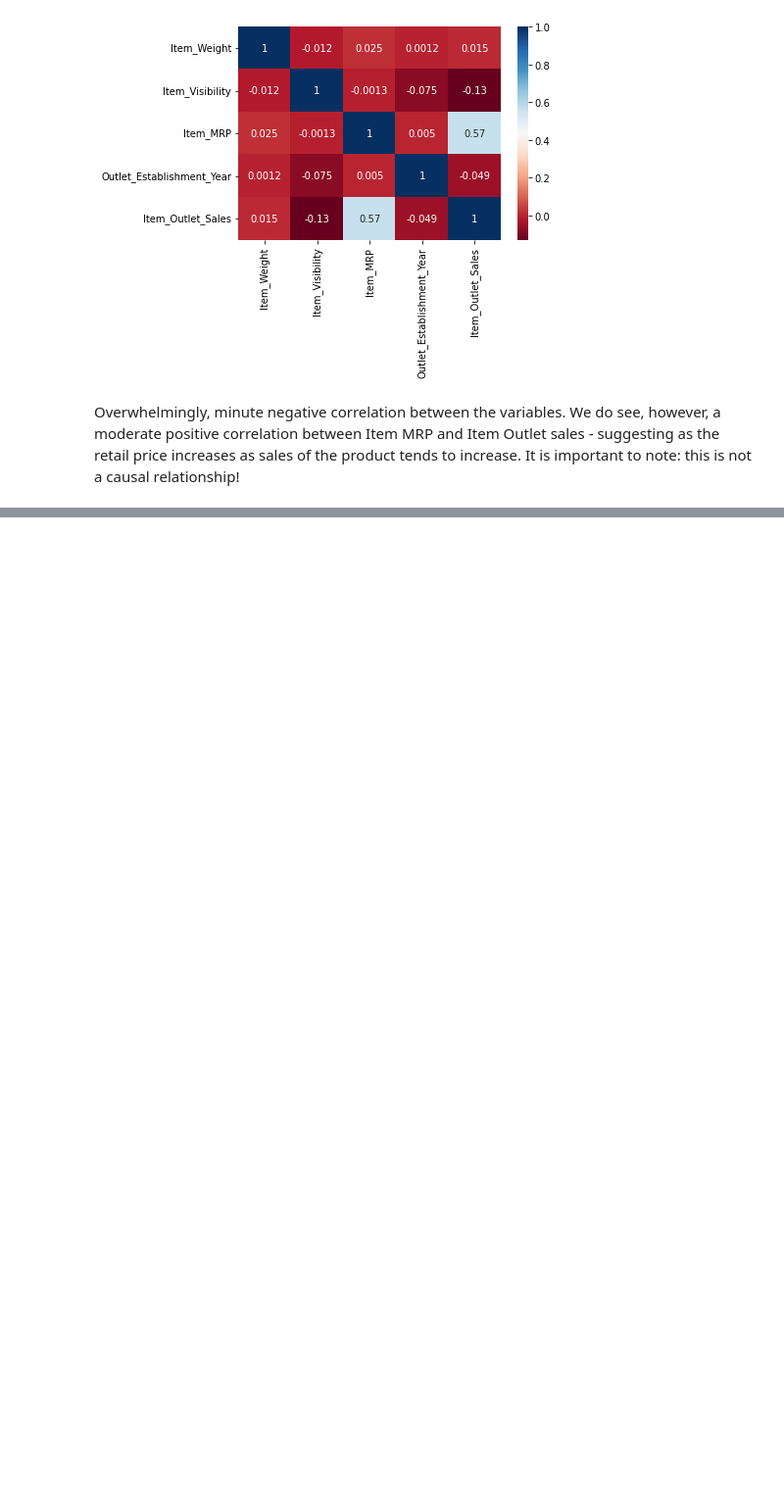
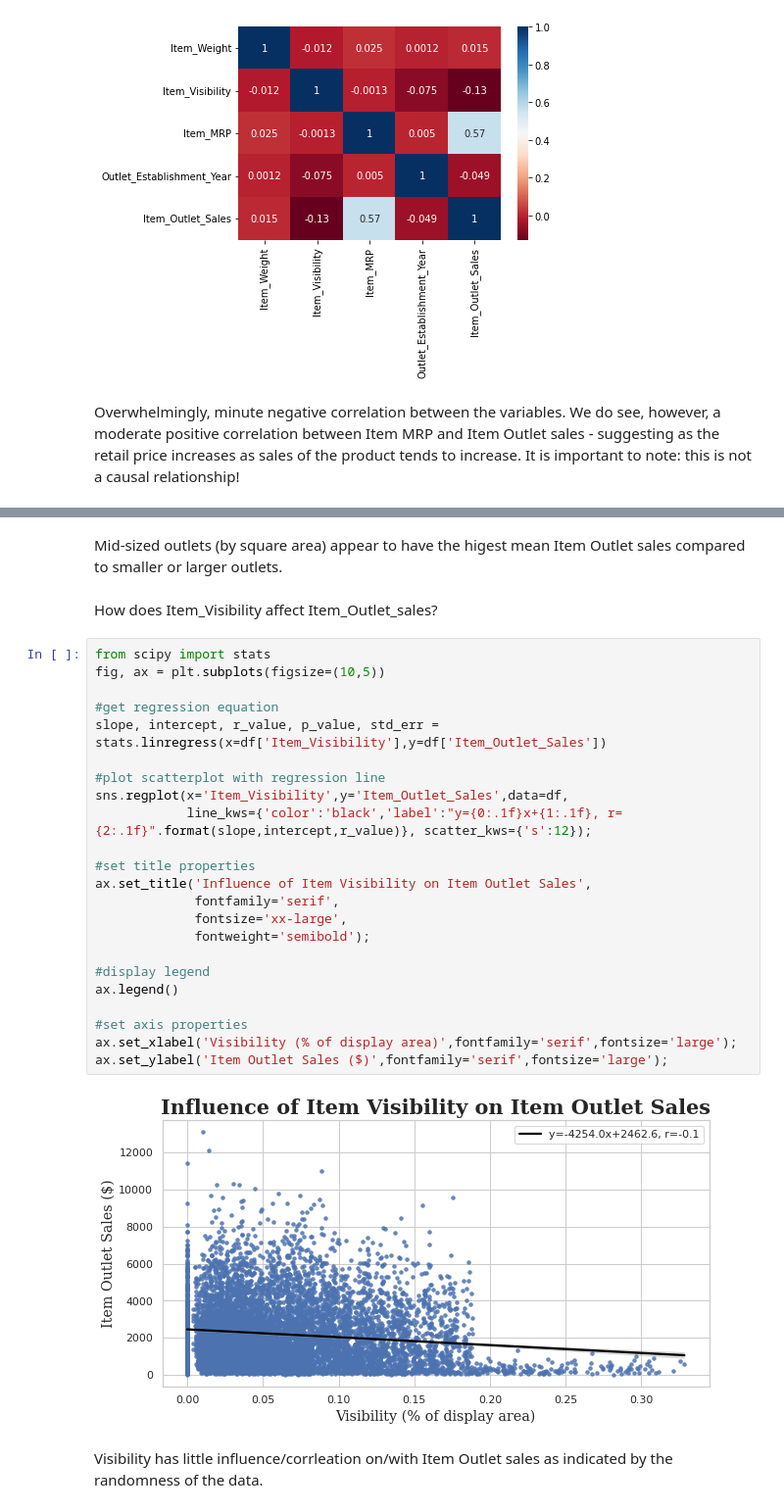
Before and after one commit to amandabenjamin/Food_Sales_Predictions, a Jupyter notebook: Food_Sales_Predictions.ipynb, the cells around one changed output, grey strips where cells are left out. Shown at 98% size. Saved outputs shown, nothing was run; the diff lists cells and outputs as text; blank space fills up the shorter version.

```diff
--- a/Food_Sales_Predictions.ipynb
+++ b/Food_Sales_Predictions.ipynb
@@ -505,0 +562,31 @@ Overwhelmingly, minute negative correlation between the variables. We do see, ho
+# %% [markdown]
+Mid-sized outlets (by square area) appear to have the higest mean Item Outlet sales compared to smaller or larger outlets.
+# %% [markdown]
+How does Item_Visibility affect Item_Outlet_sales?
+# %%
+from scipy import stats
+fig, ax = plt.subplots(figsize=(10,5))
+
+#get regression equation
+slope, intercept, r_value, p_value, std_err = stats.linregress(x=df['Item_Visibility'],y=df['Item_Outlet_Sales'])
+
+#plot scatterplot with regression line
+sns.regplot(x='Item_Visibility',y='Item_Outlet_Sales',data=df,
+            line_kws={'color':'black','label':"y={0:.1f}x+{1:.1f}, r={2:.1f}".format(slope,intercept,r_value)}, scatter_kws={'s':12});
+
+#set title properties
+ax.set_title('Influence of Item Visibility on Item Outlet Sales',
+             fontfamily='serif',
+             fontsize='xx-large',
+             fontweight='semibold');
+
+#display legend
+ax.legend()
+
+#set axis properties
+ax.set_xlabel('Visibility (% of display area)',fontfamily='serif',fontsize='large');
+ax.set_ylabel('Item Outlet Sales ($)',fontfamily='serif',fontsize='large');
+# %% [output]
+[figure, added]
+# %% [markdown]
+Visibility has little influence/corrleation on/with Item Outlet sales as indicated by the randomness of the data.
```
Also changed, not shown: parts of 14 cells of this notebook.
